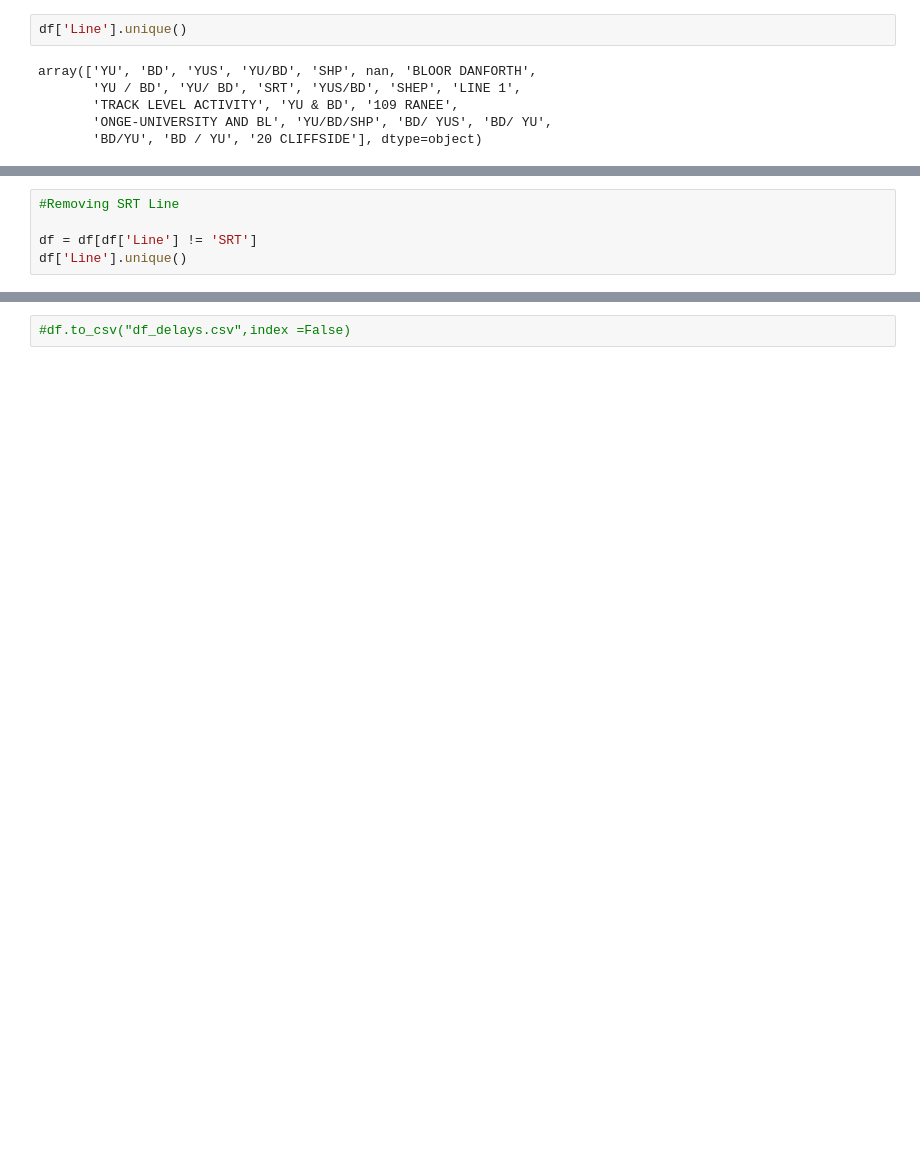
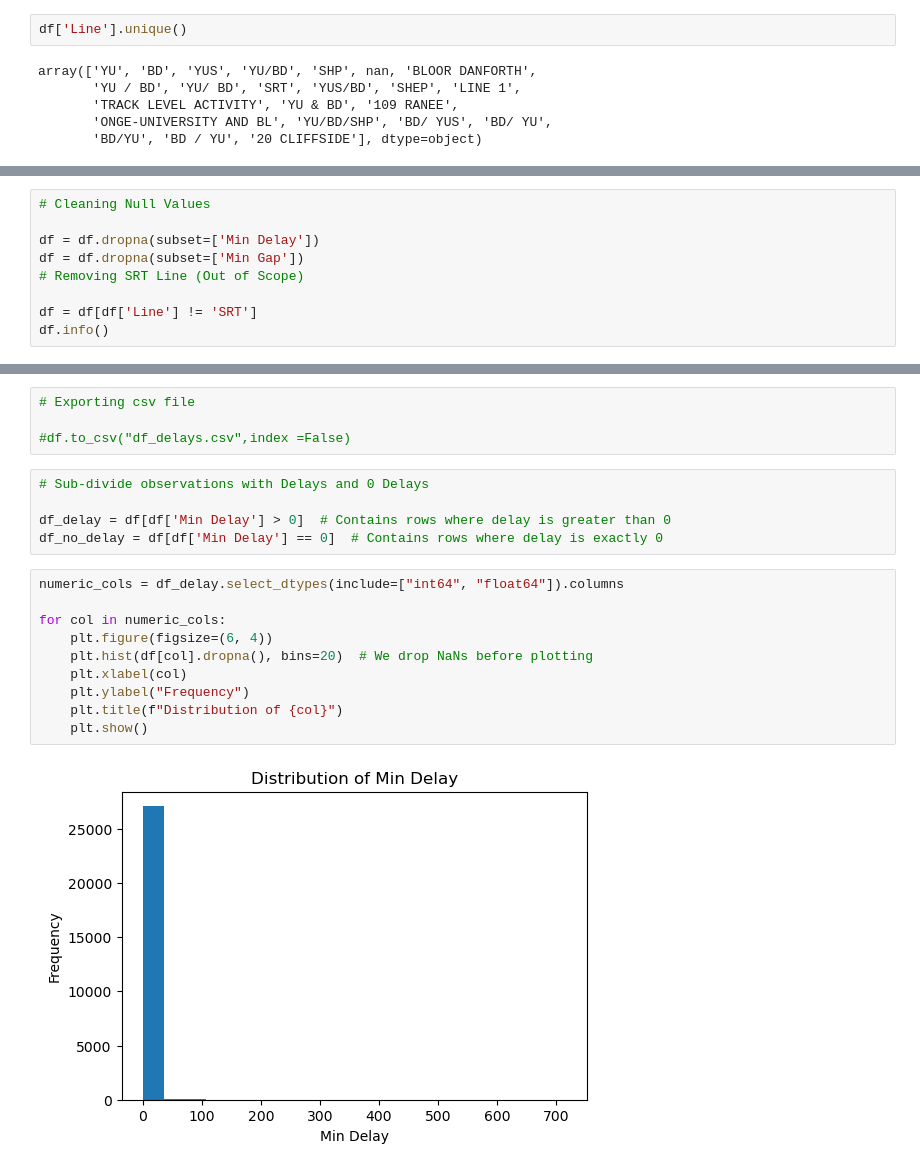
Before and after one commit to jcpeinado/Team_Project-TTC_Delays, a Jupyter notebook: 02_data_processing/01_exploratory_data_analysis.ipynb, the cells around one changed output, grey strips where cells are left out. Cells and saved outputs as stored; diff of their text form; blank space fills up the shorter version.

```diff
--- a/02_data_processing/01_exploratory_data_analysis.ipynb
+++ b/02_data_processing/01_exploratory_data_analysis.ipynb
@@ -48,6 +122,10 @@ array(['YU', 'BD', 'YUS', 'YU/BD', 'SHP', nan, 'BLOOR DANFORTH',
 # %%
-#Removing SRT Line
+# Cleaning Null Values
+
+df = df.dropna(subset=['Min Delay'])
+df = df.dropna(subset=['Min Gap'])
+# Removing SRT Line (Out of Scope)
 
 df = df[df['Line'] != 'SRT']
-df['Line'].unique()
+df.info()
 # %% [output]
@@ -59,2 +149,21 @@ array(['YU', 'BD', 'YUS', 'YU/BD', 'SHP', nan, 'BLOOR DANFORTH',
 # %%
+# Exporting csv file
+
 #df.to_csv("df_delays.csv",index =False)
+# %%
+# Sub-divide observations with Delays and 0 Delays
+
+df_delay = df[df['Min Delay'] > 0]  # Contains rows where delay is greater than 0
+df_no_delay = df[df['Min Delay'] == 0]  # Contains rows where delay is exactly 0
+# %%
+numeric_cols = df_delay.select_dtypes(include=["int64", "float64"]).columns
+
+for col in numeric_cols:
+    plt.figure(figsize=(6, 4))
+    plt.hist(df[col].dropna(), bins=20)  # We drop NaNs before plotting
+    plt.xlabel(col)
+    plt.ylabel("Frequency")
+    plt.title(f"Distribution of {col}")
+    plt.show()
+# %% [output]
+[figure, added]
```
Also changed, not shown: parts of 27 cells of this notebook, 2 other files.
